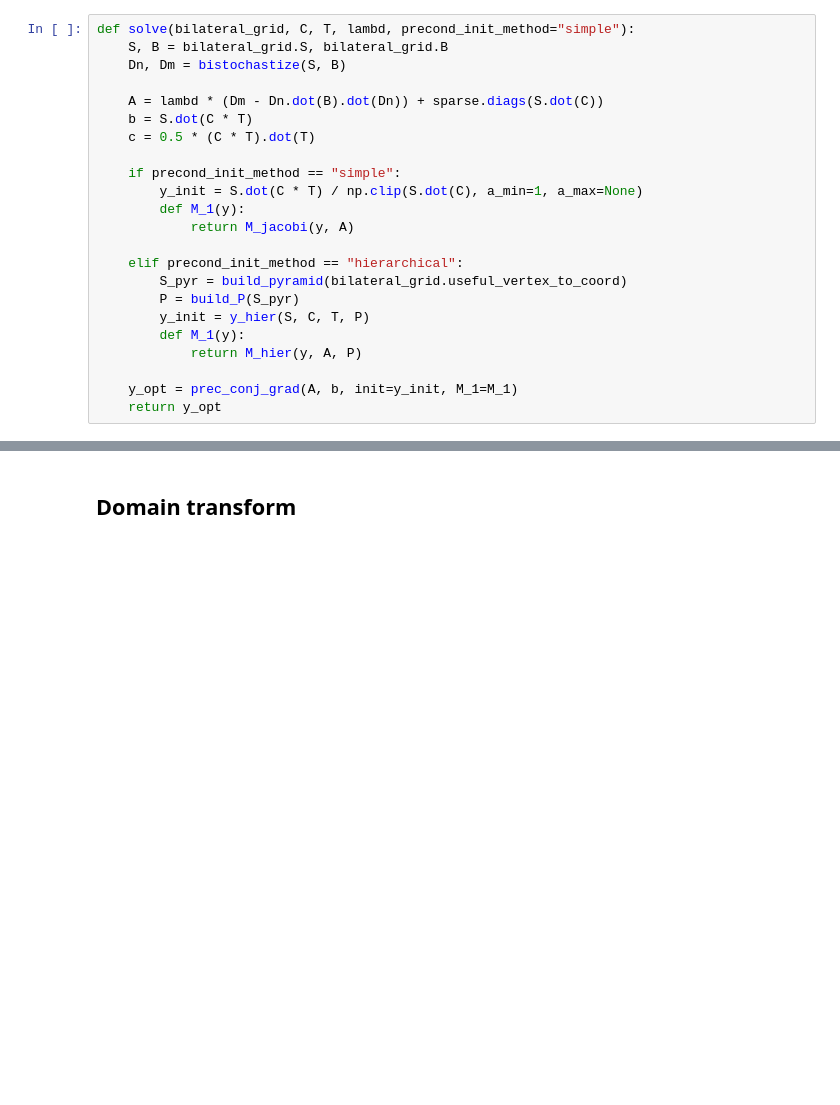
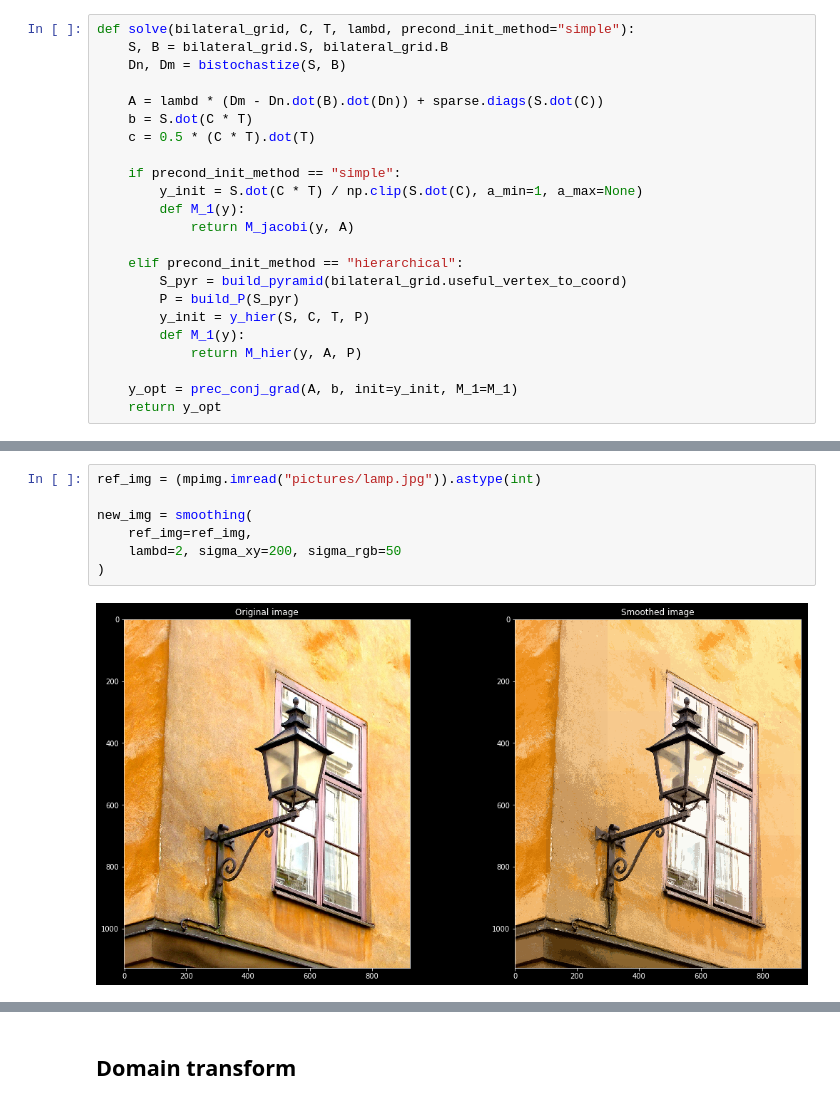
Before and after one commit to gdalle/TheFastBilateralSolver, a Jupyter notebook: FastBilateralSolver.ipynb, the cells around one changed output, grey strips where cells are left out. Cells and saved outputs as stored; diff of their text form; blank space fills up the shorter version.

```diff
--- a/FastBilateralSolver.ipynb
+++ b/FastBilateralSolver.ipynb
@@ -356,0 +355,9 @@ Clipping input data to the valid range for imshow with RGB data ([0..1] for floa
+# %%
+ref_img = (mpimg.imread("pictures/lamp.jpg")).astype(int)
+
+new_img = smoothing(
+    ref_img=ref_img,
+    lambd=2, sigma_xy=200, sigma_rgb=50
+)
+# %% [output]
+[figure, added]
```
Also changed, not shown: parts of 17 cells of this notebook, 14 other files.
